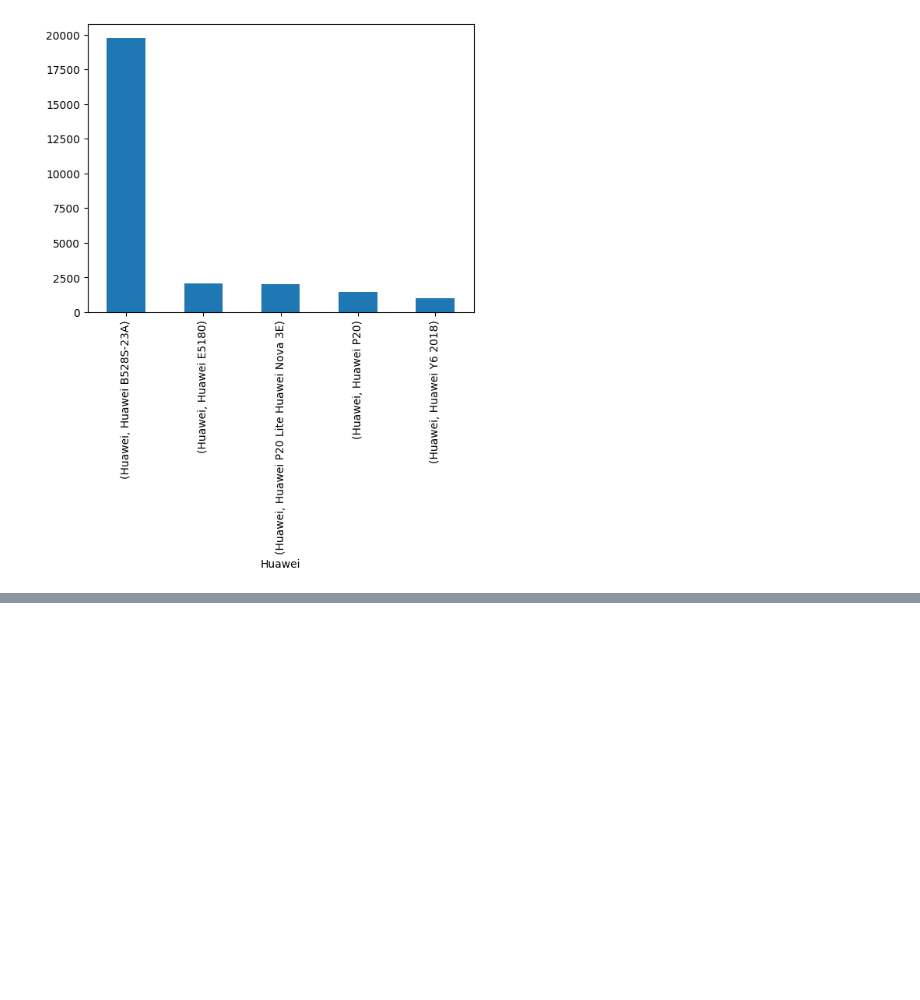
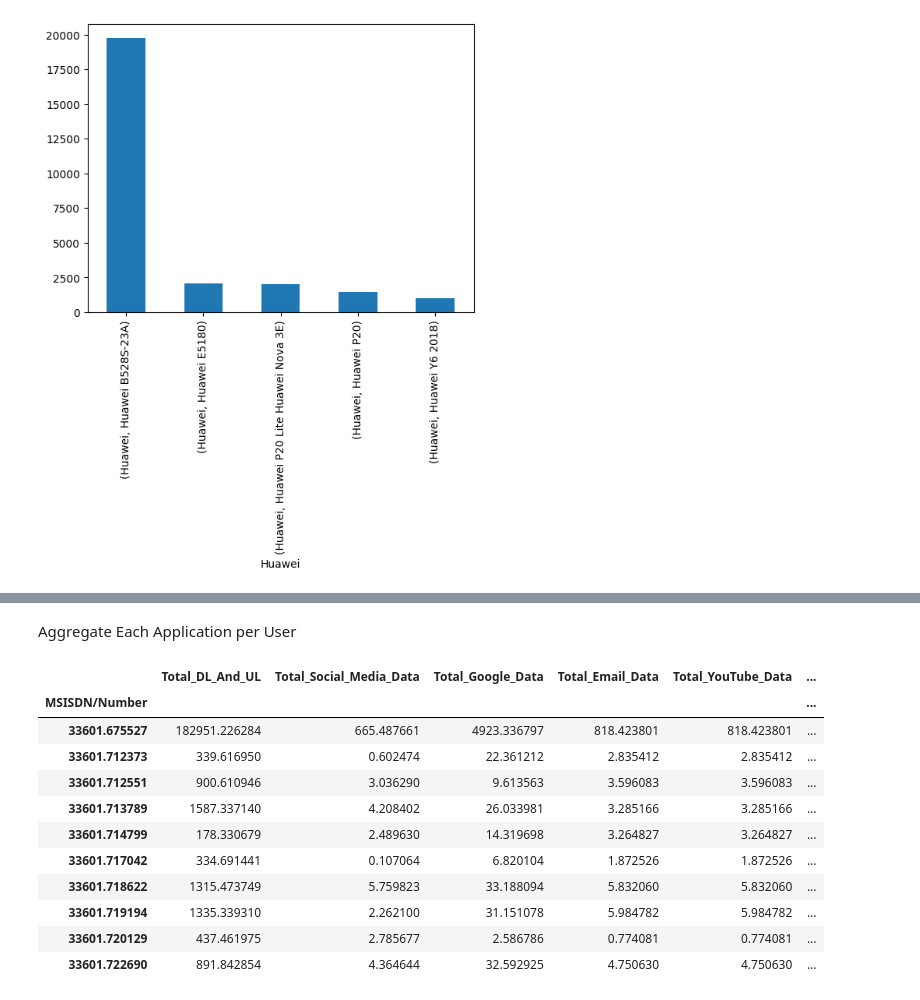
Before and after one commit to hanaDemma/TellCo-Telecom-Analysis-Week-2, a Jupyter notebook: notebooks/telecom_data_analysis.ipynb, the cells around one changed output, grey strips where cells are left out. Saved outputs shown, nothing was run; the diff lists cells and outputs as text; code cells hidden in the pictures; blank space fills up the shorter version.

Commit message:
Aggregate Each Application per User

```diff
--- a/notebooks/telecom_data_analysis.ipynb
+++ b/notebooks/telecom_data_analysis.ipynb
@@ -330,0 +345,19 @@ for h_manufacturer in top_manufacturers.index:
+# %% [markdown]
+Aggregate Each Application per User
+# %%
+from scripts.telecom_analysis import aggregate_xdr_data
+aggregated_xdr_data=aggregate_xdr_data(xdr_data)
+aggregated_xdr_data.head(10)
+# %% [output]
+|  | Total_DL_And_UL | Total_Social_Media_Data | Total_Google_Data | Total_Email_Data | Total_YouTube_Data | ... |
+| MSISDN/Number |  |  |  |  |  | ... |
+| 33601.675527 | 182951.226284 | 665.487661 | 4923.336797 | 818.423801 | 818.423801 | ... |
+| 33601.712373 | 339.616950 | 0.602474 | 22.361212 | 2.835412 | 2.835412 | ... |
+| 33601.712551 | 900.610946 | 3.036290 | 9.613563 | 3.596083 | 3.596083 | ... |
+| 33601.713789 | 1587.337140 | 4.208402 | 26.033981 | 3.285166 | 3.285166 | ... |
+| 33601.714799 | 178.330679 | 2.489630 | 14.319698 | 3.264827 | 3.264827 | ... |
+| 33601.717042 | 334.691441 | 0.107064 | 6.820104 | 1.872526 | 1.872526 | ... |
+| 33601.718622 | 1315.473749 | 5.759823 | 33.188094 | 5.832060 | 5.832060 | ... |
+| 33601.719194 | 1335.339310 | 2.262100 | 31.151078 | 5.984782 | 5.984782 | ... |
+| 33601.720129 | 437.461975 | 2.785677 | 2.586786 | 0.774081 | 0.774081 | ... |
+| 33601.722690 | 891.842854 | 4.364644 | 32.592925 | 4.750630 | 4.750630 | ... |
```
Also changed, not shown: parts of 3 cells of this notebook, 1 other file.
